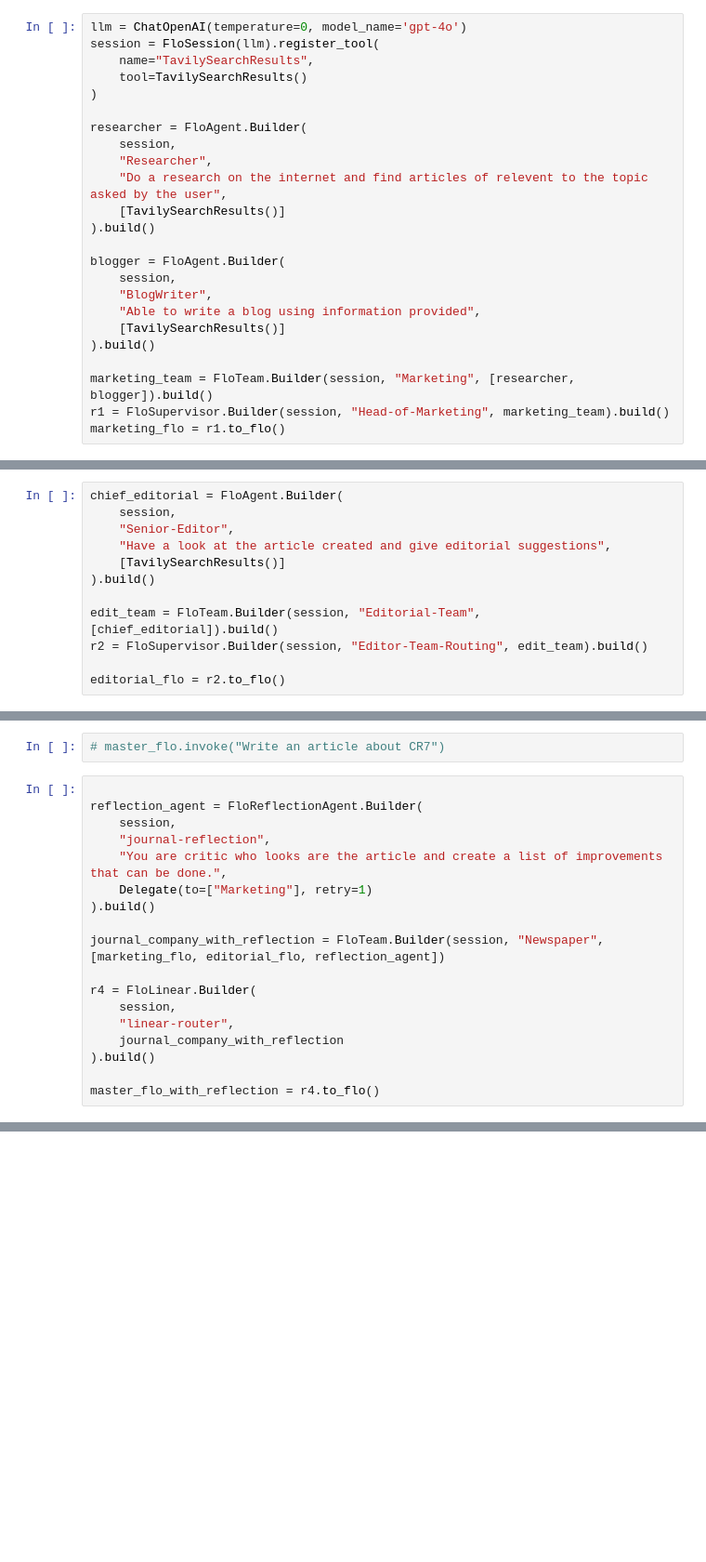
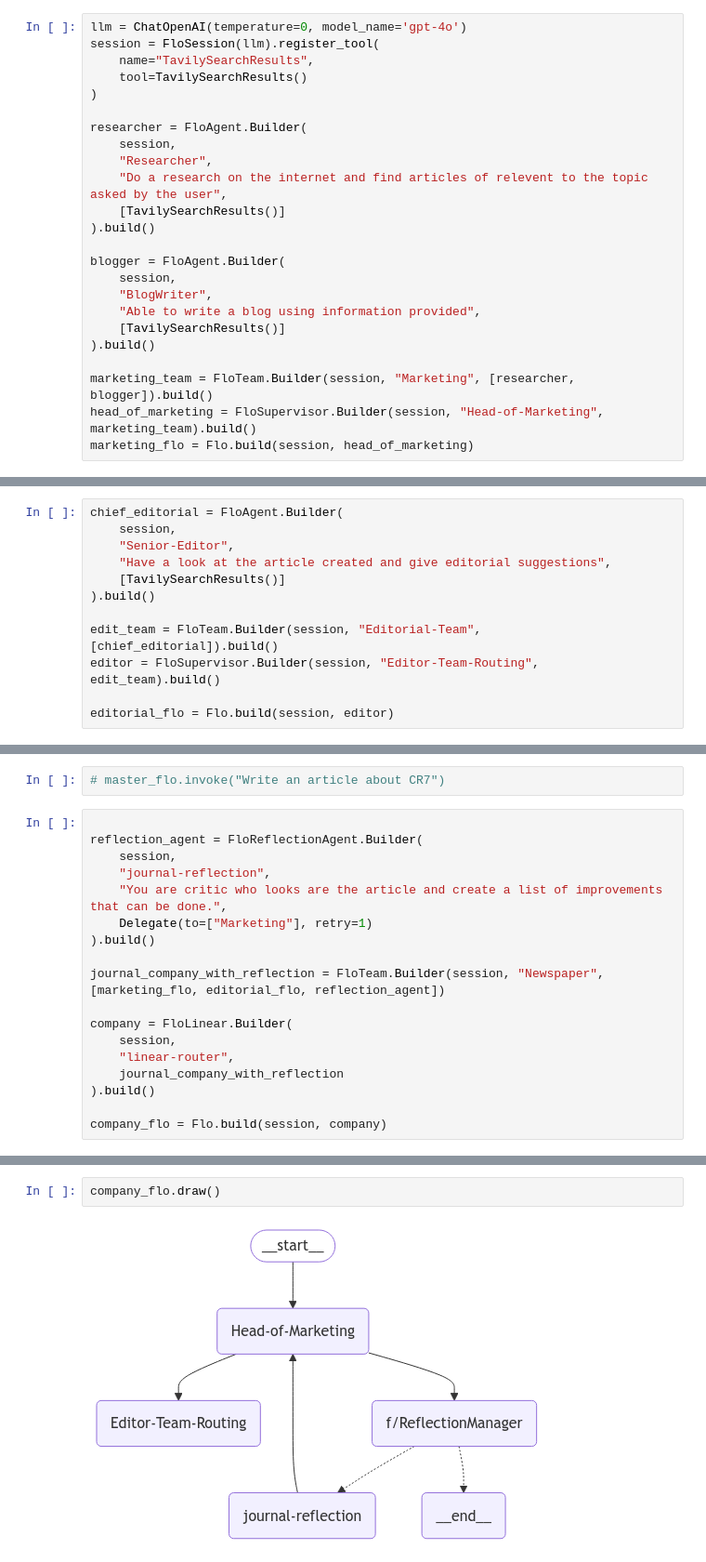
Before and after one commit to rootflo/flo-ai, a Jupyter notebook: examples/build_agents_by_code.ipynb, the cells around one changed output, grey strips where cells are left out. Shown at 93% size. Drawn from its saved outputs; the diff is of its cells as text; blank space fills up the shorter version.

Commit message:
facade changes for edit by code

```diff
--- a/examples/build_agents_by_code.ipynb
+++ b/examples/build_agents_by_code.ipynb
@@ -37,5 +37,5 @@ blogger = FloAgent.Builder(
 ).build()
 
 marketing_team = FloTeam.Builder(session, "Marketing", [researcher, blogger]).build()
-r1 = FloSupervisor.Builder(session, "Head-of-Marketing", marketing_team).build()
-marketing_flo = r1.to_flo()
+head_of_marketing = FloSupervisor.Builder(session, "Head-of-Marketing", marketing_team).build()
+marketing_flo = Flo.build(session, head_of_marketing)
@@ -60,6 +54,6 @@ chief_editorial = FloAgent.Builder(
 ).build()
 
 edit_team = FloTeam.Builder(session, "Editorial-Team", [chief_editorial]).build()
-r2 = FloSupervisor.Builder(session, "Editor-Team-Routing", edit_team).build()
+editor = FloSupervisor.Builder(session, "Editor-Team-Routing", edit_team).build()
 
-editorial_flo = r2.to_flo()
+editorial_flo = Flo.build(session, editor)
@@ -107,10 +88,10 @@ reflection_agent = FloReflectionAgent.Builder(
 
 journal_company_with_reflection = FloTeam.Builder(session, "Newspaper", [marketing_flo, editorial_flo, reflection_agent])
 
-r4 = FloLinear.Builder(
+company = FloLinear.Builder(
     session,
     "linear-router",
     journal_company_with_reflection
 ).build()
 
-master_flo_with_reflection = r4.to_flo()
+company_flo = Flo.build(session, company)
@@ -136,0 +98,4 @@ display(Image(master_flo_with_reflection.draw()))
+# %%
+company_flo.draw()
+# %% [output]
+[figure, added]
```
Also changed, not shown: parts of 12 cells of this notebook, 4 other files.
